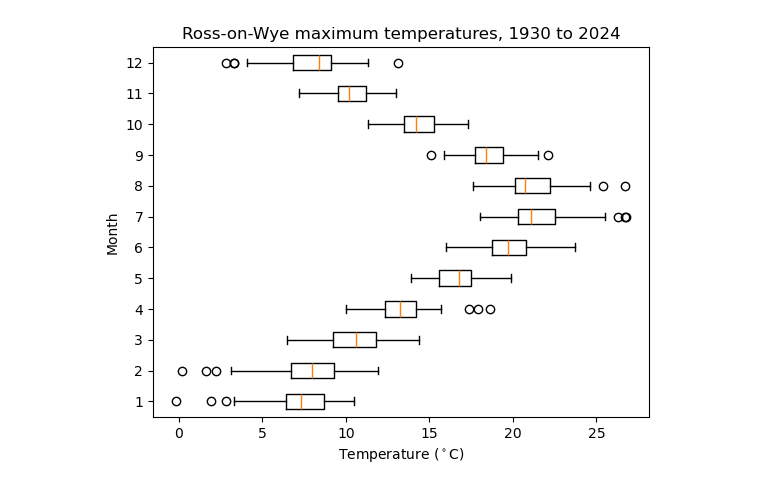
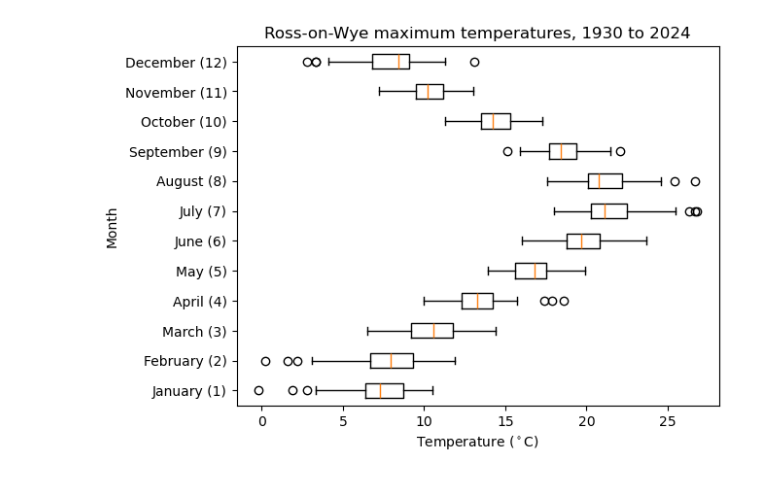
Before and after one commit to jessberlin/uob_geogm0054_slc, a Jupyter notebook: my_notebook.ipynb, the cells around one changed output. Saved outputs shown, nothing was run; the diff lists cells and outputs as text; code cells hidden in the pictures.

Commit message:
use month names for boxplot tick labels

```diff
--- a/my_notebook.ipynb
+++ b/my_notebook.ipynb
@@ -9,20 +7,21 @@ year, month, tmax, tmin = np.loadtxt('rossonwyedata.txt',skiprows=7,usecols=(0,1
 # %%
 month_nums = range(1,13) # 1 to 12, inclusive
 month_names = [month_name[mm] + f' ({mm})'  for mm in month_nums]
 
 #create a list of 1D arrays, 1 for each month
 tmax_by_month = [tmax[month == mm] for mm in month_nums]
 
 #HINT reverse the month order to place January at the top
 #tmax_by_month.reverse()
 #month_names.reverse()
 
 #boxplot produces one box-and whisker for each 1D array in a list
 fig, ax = plt.subplots(1,1)
-__ = ax.boxplot(tmax_by_month, vert=False)
+__ = ax.boxplot(tmax_by_month, vert=False, )
 # HINT add the keyword argument labels=month_names (Python < 3.9) or tick_labels=month_names (Python >= 3.9)
 __ = ax.set_xlabel(r'Temperature ($^\circ$C)')
 __ = ax.set_ylabel('Month')
 __ = ax.set_title(f'Ross-on-Wye maximum temperatures, {int(np.min(year))} to {int(np.max(year))}')
+__ = ax.set_yticks(month_nums, month_names)
 # %% [output]
-[figure, old version]
+[figure, new version]
```
Also changed, not shown: parts of 1 cell of this notebook.
